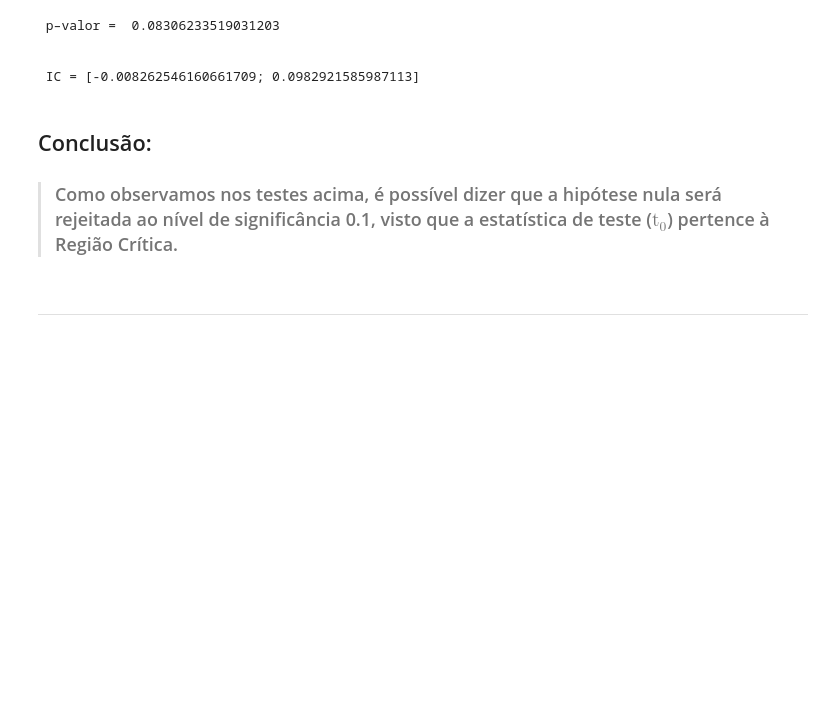
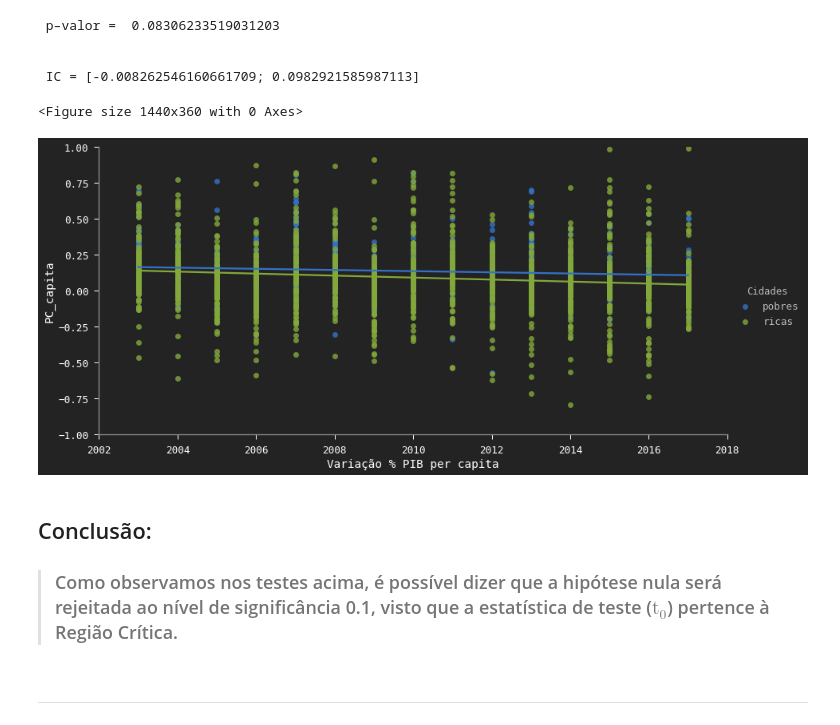
Before and after one commit to danielnrocha/Convergencia_PIB_Municipios, a Jupyter notebook: ConvergenciaMunicipios.ipynb, the cells around one changed output. Drawn from its saved outputs; the diff is of its cells as text; code cells hidden in the pictures; blank space fills up the shorter version.

```diff
--- a/ConvergenciaMunicipios.ipynb
+++ b/ConvergenciaMunicipios.ipynb
@@ -547,6 +555,25 @@ print('\n IC = [{}; {}]'.format(ic_0, ic_1), '\n')
 
 
  IC = [-0.008262546160661709; 0.0982921585987113]
+# %%
+df_pobres['Cidades'] = 'pobres'
+
+df_ricas['Cidades'] = 'ricas'
+
+df_teste = pd.concat([df_pobres,df_ricas])
+# %%
+plt.figure(figsize=(20,5));
+sns.lmplot(data=df_teste, y='PC_capita', x='Ano', hue="Cidades", ci=0,
+           height=6, aspect=2);
+plt.ylim([-1,1]);
+plt.xlim([2002,2018]);
+
+plt.xlabel('Variação % PIB per capita');
+
+plt.title('');
+# %% [output]
+<Figure size 1440x360 with 0 Axes>
+[figure, added]
 # %% [markdown]
 ## Conclusão:
 
```
Also changed, not shown: parts of 20 cells of this notebook, 2 other files.
